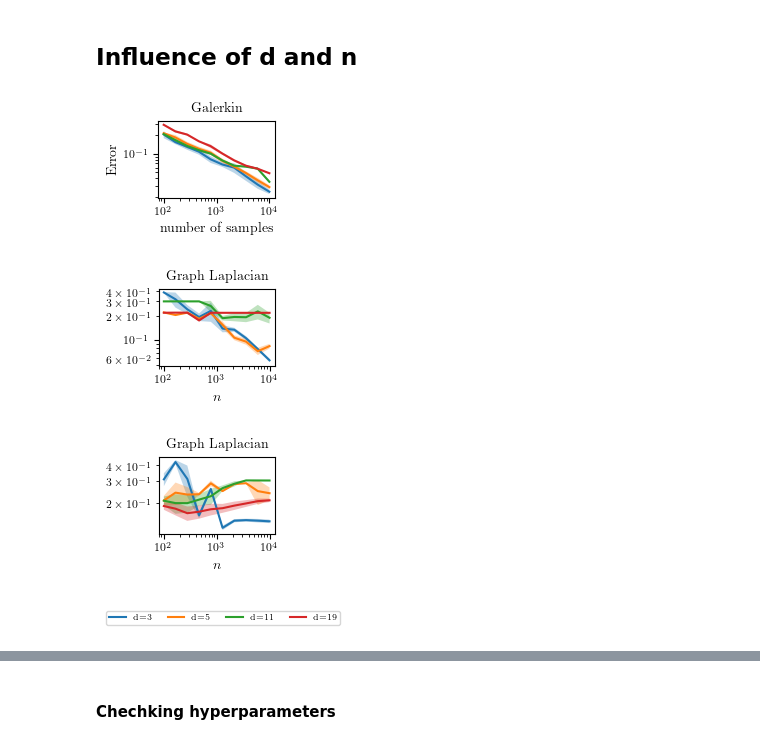
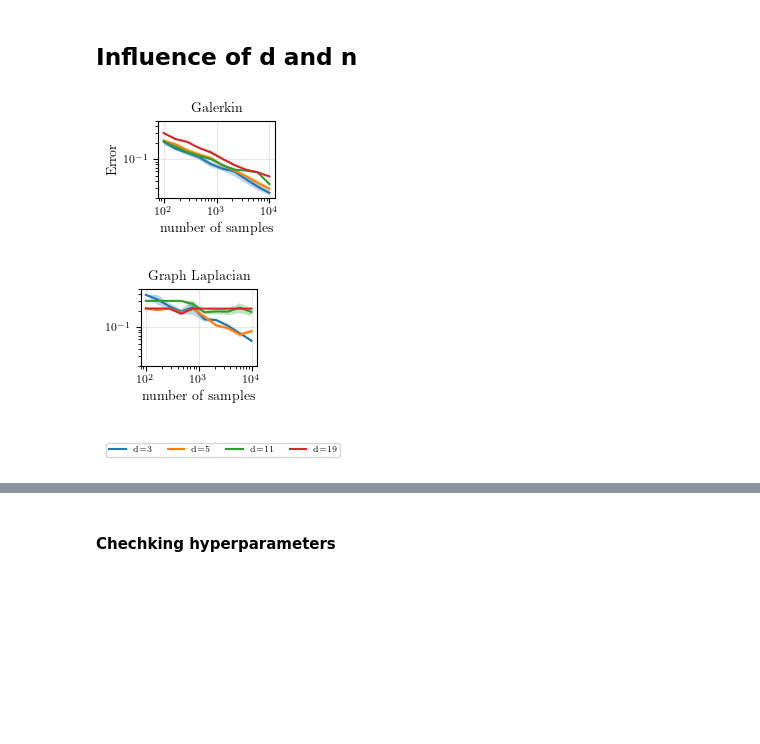
Before and after one commit to VivienCabannes/laplacian, a Jupyter notebook: grid/grid_res.ipynb, the cells around one changed output, grey strips where cells are left out. Cells and saved outputs as stored; diff of their text form; code cells hidden in the pictures; blank space fills up the shorter version.

```diff
--- a/grid/grid_res.ipynb
+++ b/grid/grid_res.ipynb
@@ -87,6 +79,9 @@ A value is trying to be set on a copy of a slice from a DataFrame
 See the caveats in the documentation: https://pandas.pydata.org/pandas-docs/stable/user_guide/indexing.html#returning-a-view-versus-a-copy
   all_runs['error'][all_runs['graph_laplacian'] != 0] = all_runs['my_error'][all_runs['graph_laplacian'] != 0]
 # %%
+# names = ['galerkin', 'graph_laplacian', 'graph_laplacian_special']
+names = ['galerkin', 'graph_laplacian']
+
 # average error over runs
 galerkin = get_average('galerkin', all_runs)
 graph_lap = get_average('graph_laplacian', all_runs)
@@ -101,38 +96,38 @@ galerkin_best = get_best(galerkin, key)
 graph_lap_best = get_best(graph_lap, key)
 graph_lap_special_best = get_best(graph_lap_special, key)
 # %%
-for name in ['galerkin', 'graph_laplacian', 'graph_laplacian_special']:
+for name in names:
     if name == 'galerkin':
         df = galerkin_best
     elif name == 'graph_laplacian':
         df = graph_lap_best
     elif name == 'graph_laplacian_special':
         df = graph_lap_special_best
 
     fig, ax = plt.subplots(1, 1, figsize=(1.5, 1))
     leg = []
     for d in [3, 5, 11, 19]:
         tmp = df[df.d == d]
         a, = ax.plot(tmp.n.values, tmp.error.values)
         ax.fill_between(tmp.n.values, tmp.error - tmp.error_std.values, tmp.error + tmp.error_std.values, alpha=.3)
-        ax.loglog()
         leg.append(a)
     if name == 'galerkin':
-        ax.set_xlabel('number of samples', fontsize=10)
         ax.set_ylabel('Error', fontsize=10)
         ax.set_title('Galerkin', fontsize=10)
     else:
-        ax.set_xlabel('$n$', fontsize=10)
         ax.set_title('Graph Laplacian', fontsize=10)
-    fig.savefig(f'{name}_varying_d.pdf', bbox_inches='tight')
+    ax.loglog()
+    ax.set_xlabel('number of samples', fontsize=10)
+    ax.set_ylim([2e-2, 5e-1])
+    ax.grid(alpha=.3)
+    # fig.savefig(f'{name}_varying_d.pdf', bbox_inches='tight')
 
 fig, ax = plt.subplots(1, 1, figsize=(1, .1))
 ax.legend(leg, ['d=3', 'd=5', 'd=11', 'd=19'], fontsize=6, ncol=4)
 ax.set_axis_off()
 # fig.savefig(f'legend_varying_d.pdf', bbox_inches='tight')
 # %% [output]
-[figure, old version]
+[figure, new version]
-[figure, old version]
+[figure, new version]
-[figure, old version]
+[figure, new version]
-[figure, removed]
 # %%
```
Also changed, not shown: parts of 19 cells of this notebook, 8 other files.
